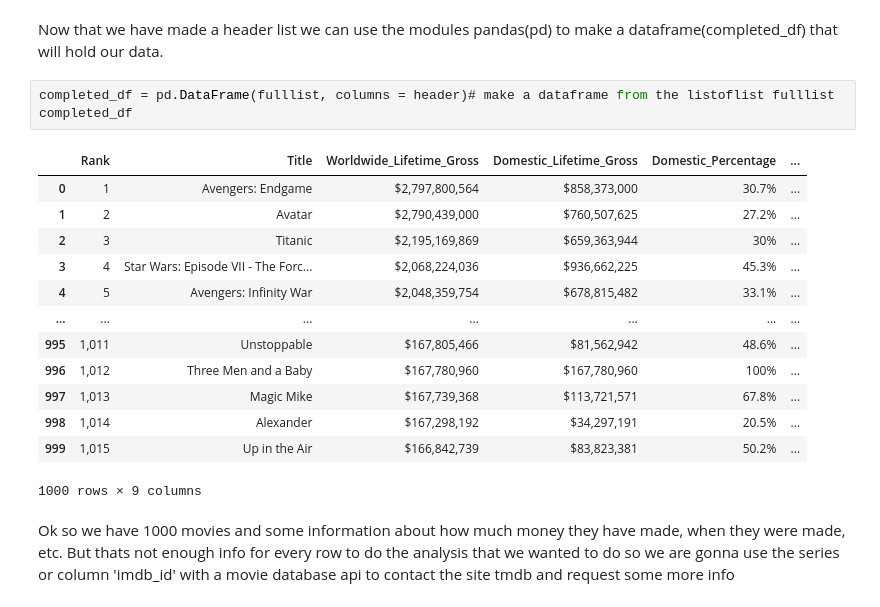
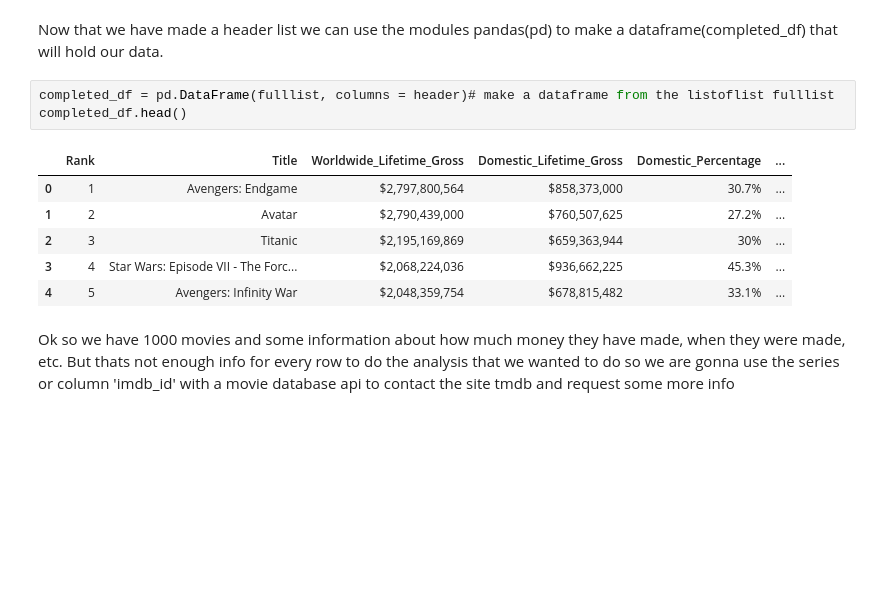
Before and after one commit to ykfarhan/state-of-box-office-analysis, a Jupyter notebook: Amir Data Cleaning.ipynb, the cells around one changed output. Drawn from its saved outputs; the diff is of its cells as text; blank space fills up the shorter version.

```diff
--- a/Amir Data Cleaning.ipynb
+++ b/Amir Data Cleaning.ipynb
@@ -76,21 +76,14 @@ header = ['Rank', 'Title', 'Worldwide_Lifetime_Gross', #making the columns
 Now that we have made a header list we can use the modules pandas(pd) to make a dataframe(completed_df) that will hold our data.
 # %%
 completed_df = pd.DataFrame(fulllist, columns = header)# make a dataframe from the listoflist fulllist
-completed_df
+completed_df.head()
 # %% [output]
 |  | Rank | Title | Worldwide_Lifetime_Gross | Domestic_Lifetime_Gross | Domestic_Percentage | ... |
 | 0 | 1 | Avengers: Endgame | $2,797,800,564 | $858,373,000 | 30.7% | ... |
 | 1 | 2 | Avatar | $2,790,439,000 | $760,507,625 | 27.2% | ... |
 | 2 | 3 | Titanic | $2,195,169,869 | $659,363,944 | 30% | ... |
 | 3 | 4 | Star Wars: Episode VII - The Forc... | $2,068,224,036 | $936,662,225 | 45.3% | ... |
 | 4 | 5 | Avengers: Infinity War | $2,048,359,754 | $678,815,482 | 33.1% | ... |
-| ... | ... | ... | ... | ... | ... | ... |
-| 995 | 1,011 | Unstoppable | $167,805,466 | $81,562,942 | 48.6% | ... |
-| 996 | 1,012 | Three Men and a Baby | $167,780,960 | $167,780,960 | 100% | ... |
-| 997 | 1,013 | Magic Mike | $167,739,368 | $113,721,571 | 67.8% | ... |
-| 998 | 1,014 | Alexander | $167,298,192 | $34,297,191 | 20.5% | ... |
-| 999 | 1,015 | Up in the Air | $166,842,739 | $83,823,381 | 50.2% | ... |
-1000 rows × 9 columns
 # %% [markdown]
 Ok so we have 1000 movies and some information about how much money they have made, when they were made, etc. But thats not enough info for every row to do the analysis that we wanted to do so we are gonna use the series or column 'imdb_id' with a movie database api to contact the site tmdb and request some more info
 # %%
```
Also changed, not shown: parts of 54 cells of this notebook, 9 other files.
